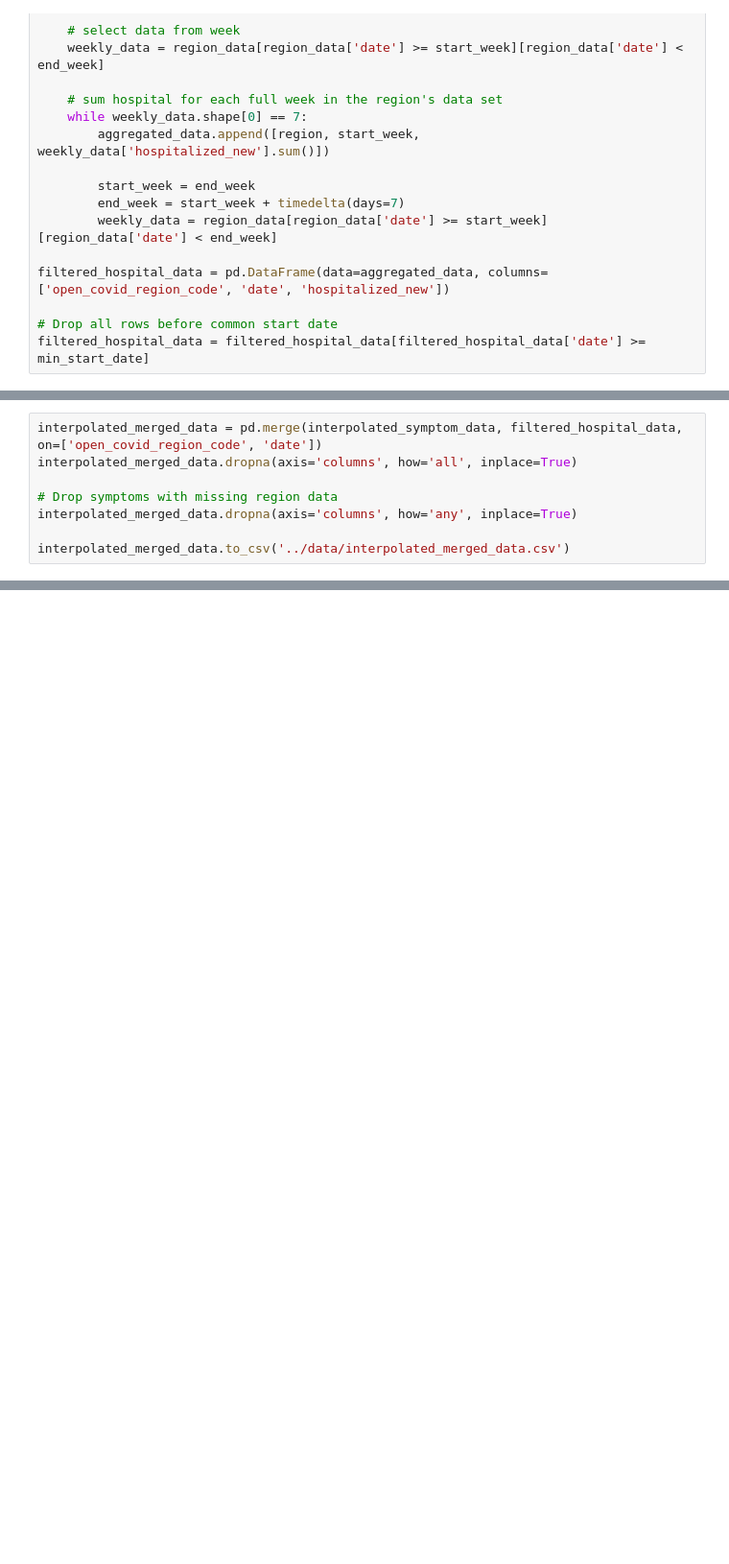
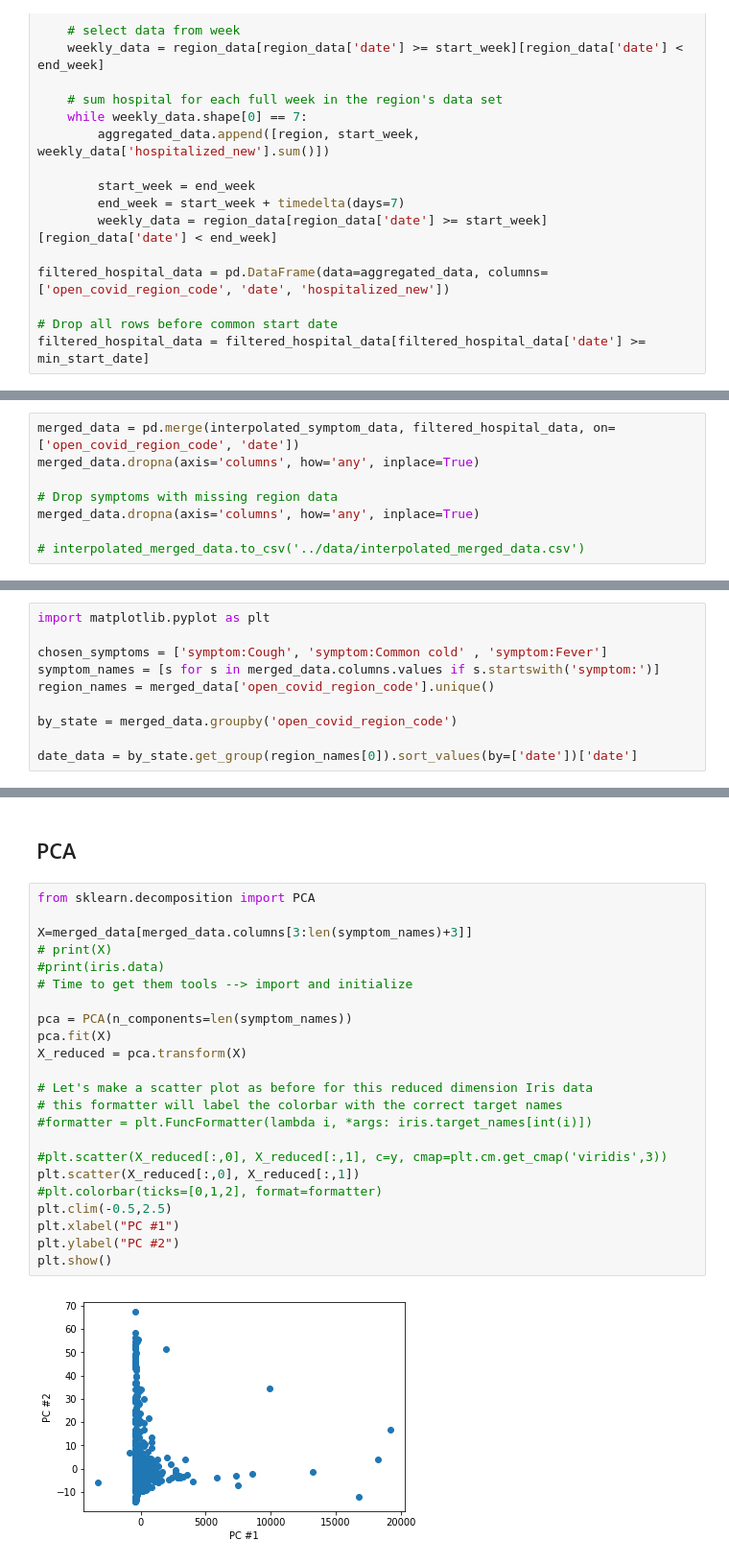
Before and after one commit to SabiSasu/COMP551-Project1, a Jupyter notebook: src/covid19.ipynb, the cells around one changed output, grey strips where cells are left out. Shown: that part at 96% size. Saved outputs shown, nothing was run; the diff lists cells and outputs as text; blank space fills up the shorter version.

```diff
--- a/src/covid19.ipynb
+++ b/src/covid19.ipynb
@@ -130,8 +132,8 @@ filtered_hospital_data = filtered_hospital_data[filtered_hospital_data['date'] >
 # %%
-interpolated_merged_data = pd.merge(interpolated_symptom_data, filtered_hospital_data, on=['open_covid_region_code', 'date'])
-interpolated_merged_data.dropna(axis='columns', how='all', inplace=True)
+merged_data = pd.merge(interpolated_symptom_data, filtered_hospital_data, on=['open_covid_region_code', 'date'])
+merged_data.dropna(axis='columns', how='any', inplace=True)
 
 # Drop symptoms with missing region data
-interpolated_merged_data.dropna(axis='columns', how='any', inplace=True)
+merged_data.dropna(axis='columns', how='any', inplace=True)
 
-interpolated_merged_data.to_csv('../data/interpolated_merged_data.csv')
+# interpolated_merged_data.to_csv('../data/interpolated_merged_data.csv')
@@ -137,0 +142,10 @@ interpolated_merged_data.to_csv('../data/interpolated_merged_data.csv')
+# %%
+import matplotlib.pyplot as plt
+
+chosen_symptoms = ['symptom:Cough', 'symptom:Common cold' , 'symptom:Fever']
+symptom_names = [s for s in merged_data.columns.values if s.startswith('symptom:')]
+region_names = merged_data['open_covid_region_code'].unique()
+
+by_state = merged_data.groupby('open_covid_region_code')
+
+date_data = by_state.get_group(region_names[0]).sort_values(by=['date'])['date']
@@ -137,0 +218,27 @@ interpolated_merged_data.to_csv('../data/interpolated_merged_data.csv')
+# %% [markdown]
+## PCA
+# %%
+from sklearn.decomposition import PCA
+
+X=merged_data[merged_data.columns[3:len(symptom_names)+3]]
+# print(X)
+#print(iris.data)
+# Time to get them tools --> import and initialize
+
+pca = PCA(n_components=len(symptom_names))
+pca.fit(X)
+X_reduced = pca.transform(X)
+
+# Let's make a scatter plot as before for this reduced dimension Iris data
+# this formatter will label the colorbar with the correct target names
+#formatter = plt.FuncFormatter(lambda i, *args: iris.target_names[int(i)])
+
+#plt.scatter(X_reduced[:,0], X_reduced[:,1], c=y, cmap=plt.cm.get_cmap('viridis',3))
+plt.scatter(X_reduced[:,0], X_reduced[:,1])
+#plt.colorbar(ticks=[0,1,2], format=formatter)
+plt.clim(-0.5,2.5)
+plt.xlabel("PC #1")
+plt.ylabel("PC #2")
+plt.show()
+# %% [output]
+[figure, added]
```
Also changed, not shown: parts of 17 cells of this notebook.
